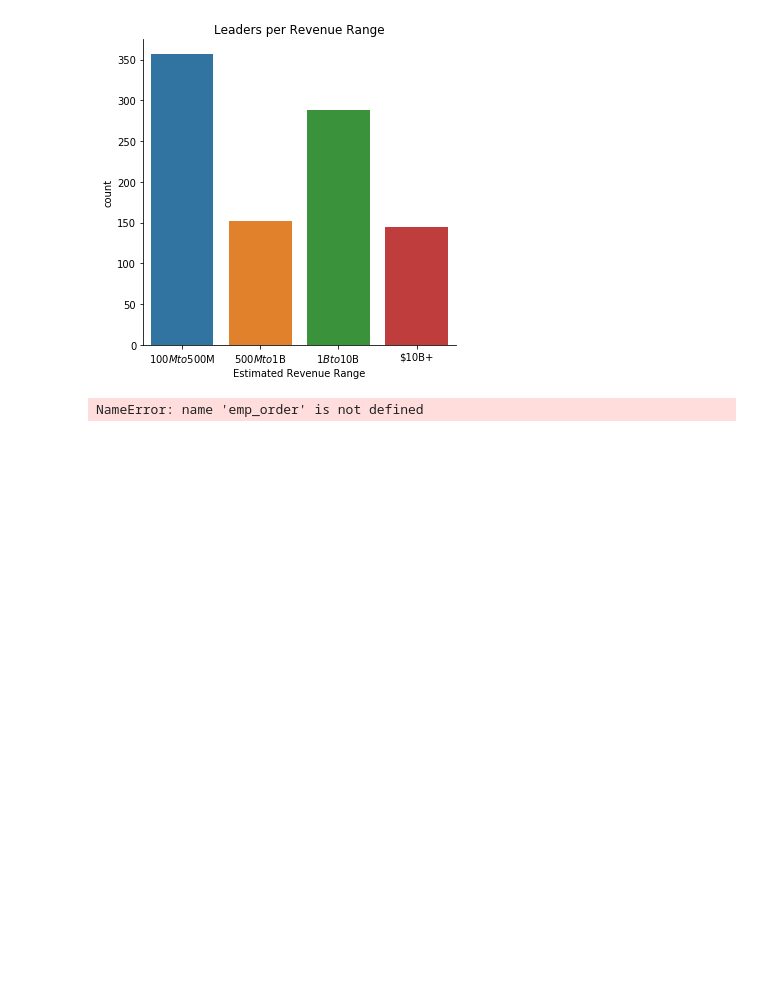
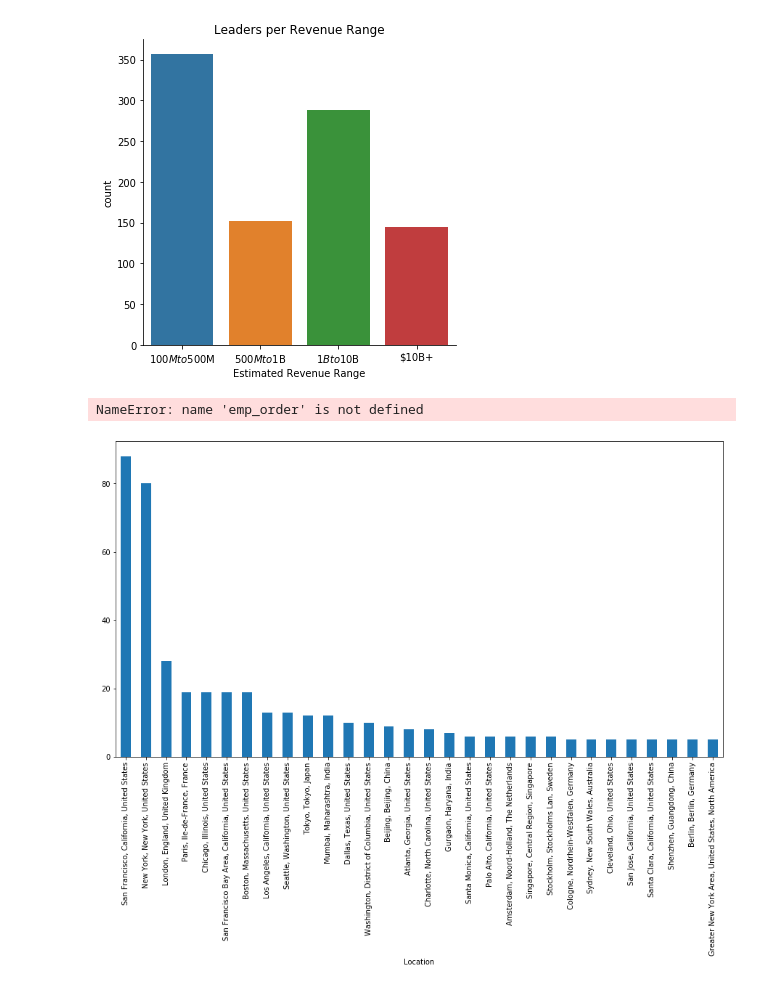
Before and after one commit to ideo/a-list, a Jupyter notebook: notebooks/5_exploratory_CEOs.ipynb, the cells around one changed output. Cells and saved outputs as stored; diff of their text form; code cells hidden in the pictures; blank space fills up the shorter version.

Commit message:
Crunchbase CEO exploration

```diff
--- a/notebooks/5_exploratory_CEOs.ipynb
+++ b/notebooks/5_exploratory_CEOs.ipynb
@@ -355,3 +355,10 @@ plt.savefig('../2_plots/CEO_exploration/employees_by_revenues_mosaic.png', bbox_
 plt.show()
 # %%
 interesting_CEOs_df.to_csv('../1_data/lists/interesting_CEOs_list1.csv')
+# %%
+plt.figure(figsize=(15,8))
+interesting_CEOs_df.groupby('Location')['Full Name'].count().sort_values(ascending=False).head(30).plot(kind='bar')
+plt.savefig('../2_plots/CEO_exploration/top_locations_interesting.png', bbox_inches = 'tight', transparent=True)
+plt.show()
+# %% [output]
+[figure, added]
```
